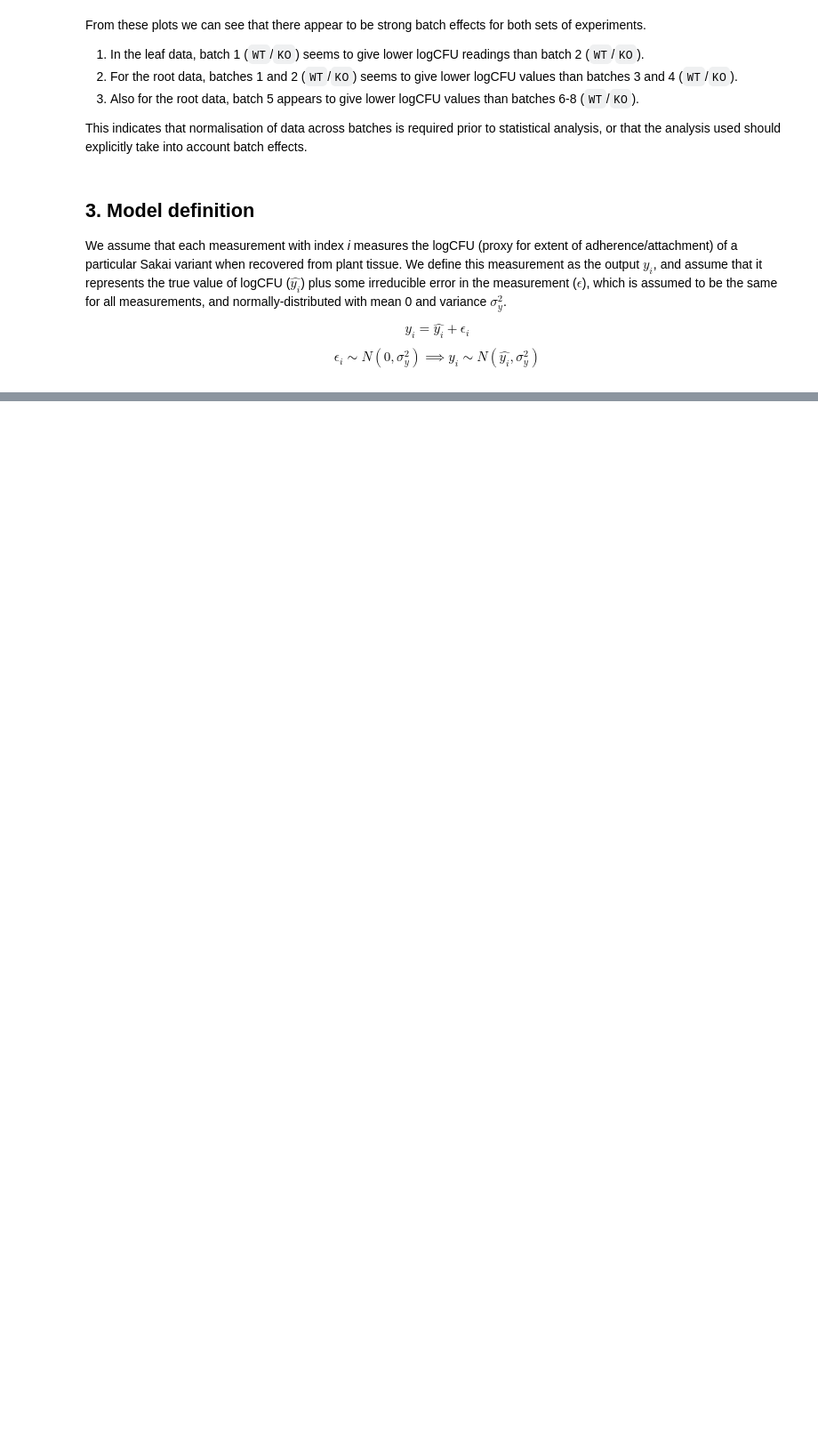
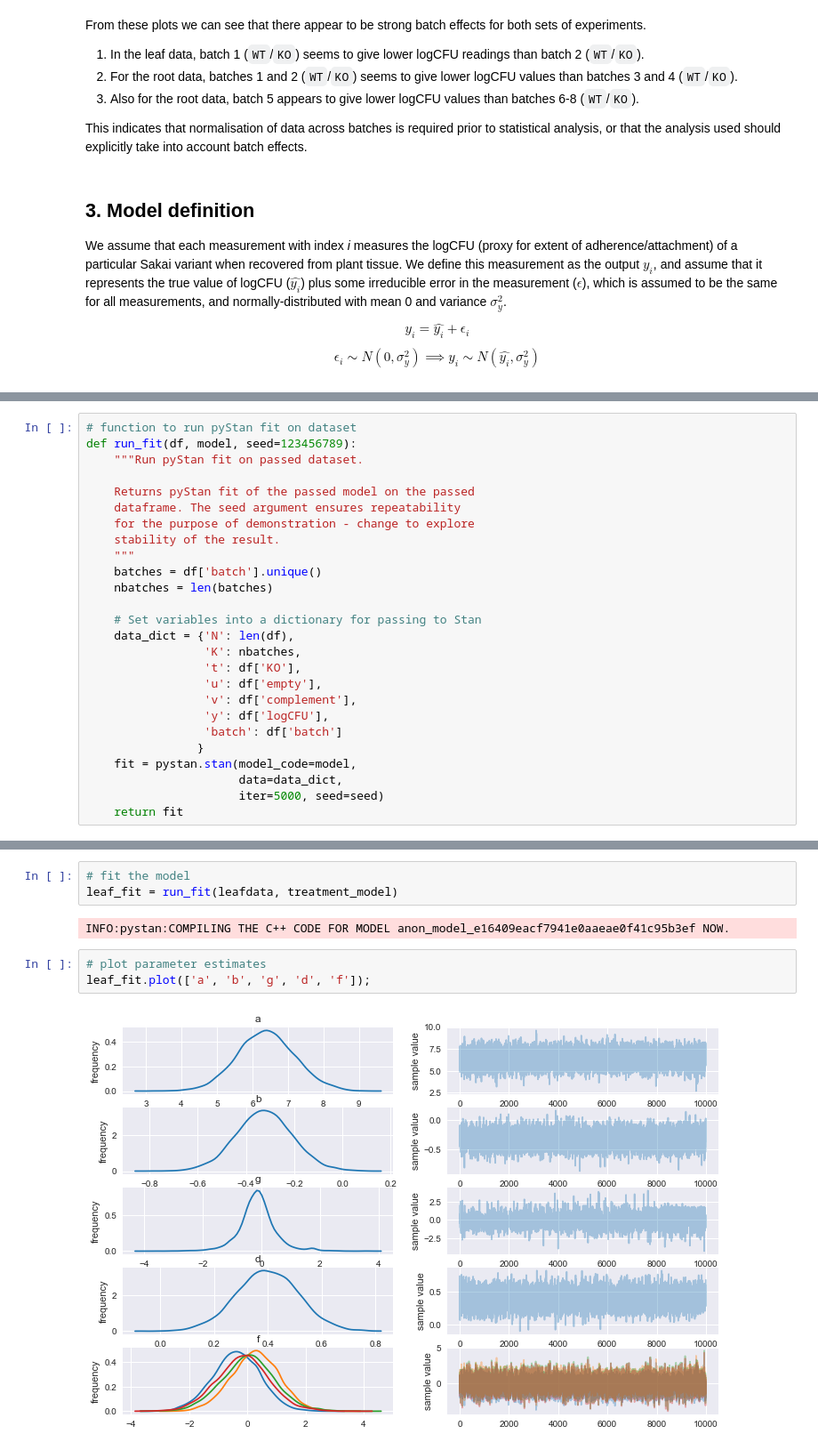
Before and after one commit to widdowquinn/SI_Holmes_etal_2017, a Jupyter notebook: notebooks/04-etpD.ipynb, the cells around one changed output, grey strips where cells are left out. Shown: that part at 89% size. Drawn from its saved outputs; the diff is of its cells as text; blank space fills up the shorter version.

Commit message:
refine and complete model, with 'final' runs.

```diff
--- a/notebooks/04-etpD.ipynb
+++ b/notebooks/04-etpD.ipynb
@@ -296,0 +407,26 @@ $$\sigma_{\phi_{j_{i}}} \sim \textrm{Exp}(1)$$
+# %%
+# function to run pyStan fit on dataset
+def run_fit(df, model, seed=123456789):
+    """Run pyStan fit on passed dataset.
+
+    Returns pyStan fit of the passed model on the passed
+    dataframe. The seed argument ensures repeatability
+    for the purpose of demonstration - change to explore
+    stability of the result.
+    """
+    batches = df['batch'].unique()
+    nbatches = len(batches)
+
+    # Set variables into a dictionary for passing to Stan
+    data_dict = {'N': len(df),
+                 'K': nbatches,
+                 't': df['KO'],
+                 'u': df['empty'],
+                 'v': df['complement'],
+                 'y': df['logCFU'],
+                 'batch': df['batch']
+                }
+    fit = pystan.stan(model_code=model,
+                      data=data_dict,
+                      iter=5000, seed=seed)
+    return fit
@@ -296,0 +437,10 @@ $$\sigma_{\phi_{j_{i}}} \sim \textrm{Exp}(1)$$
+# %%
+# fit the model
+leaf_fit = run_fit(leafdata, treatment_model)
+# %% [output]
+INFO:pystan:COMPILING THE C++ CODE FOR MODEL anon_model_e16409eacf7941e0aaeae0f41c95b3ef NOW.
+# %%
+# plot parameter estimates
+leaf_fit.plot(['a', 'b', 'g', 'd', 'f']);
+# %% [output]
+[figure, added]
```
Also changed, not shown: parts of 17 cells of this notebook.
